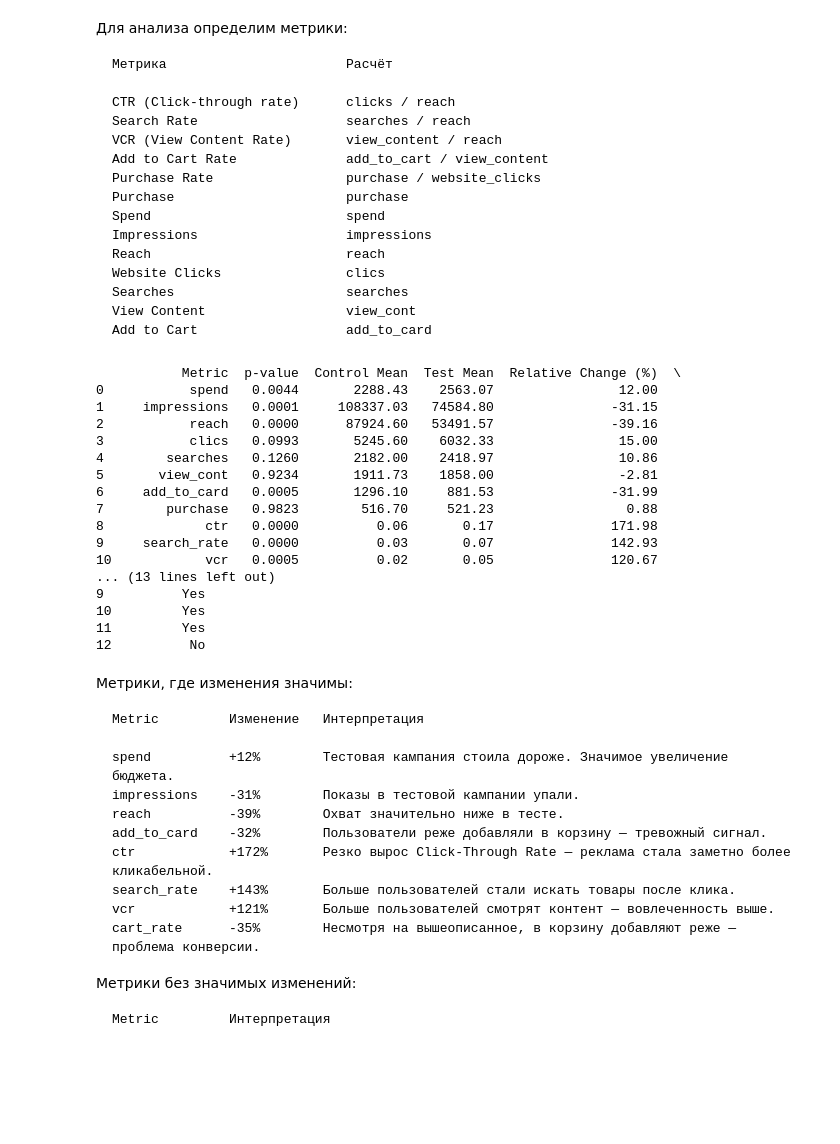
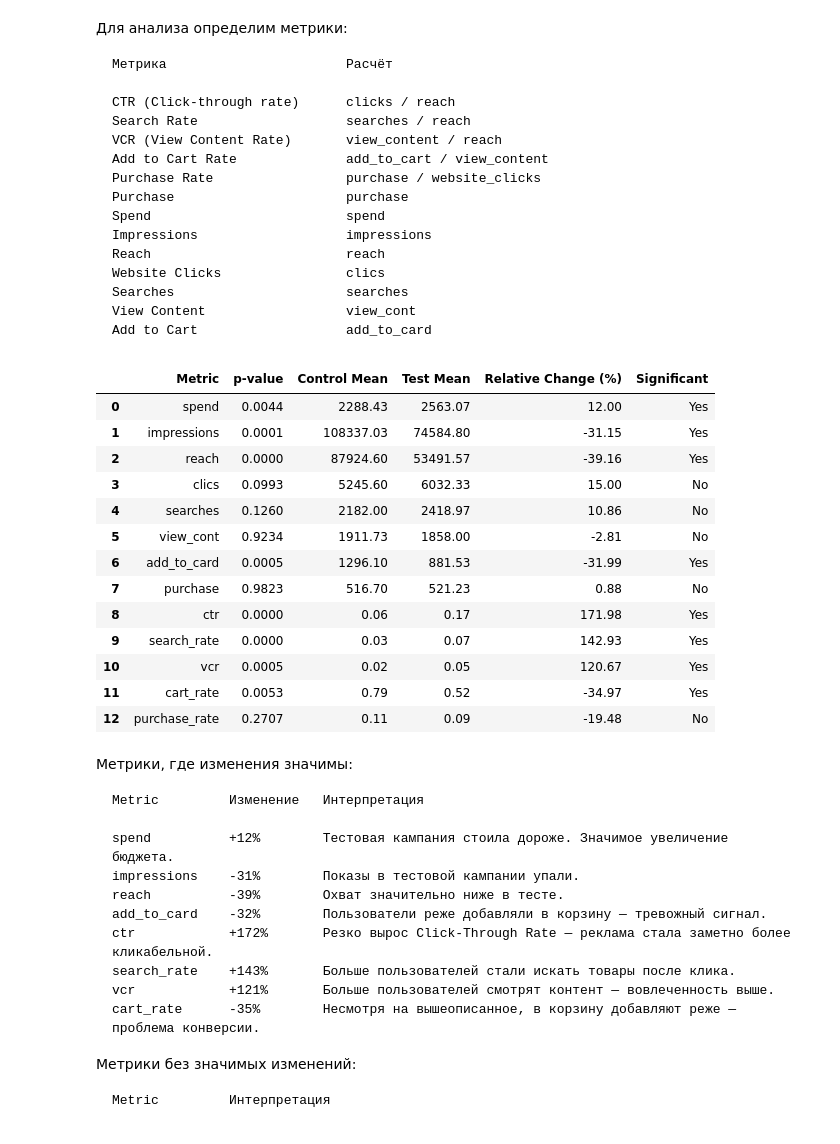
Before and after one commit to Lemekhova/Practicum, a Jupyter notebook: AB_Campaign/ab.ipynb, the cells around one changed output. Drawn from its saved outputs; the diff is of its cells as text; code cells hidden in the pictures; blank space fills up the shorter version.

````diff
--- a/AB_Campaign/ab.ipynb
+++ b/AB_Campaign/ab.ipynb
@@ -221,45 +221,42 @@ metrics = ['spend', 'impressions', 'reach', 'clics', 'searches','view_cont', 'ad
 # %%
 results = []
 
 for metric in metrics:
     control = df[df['name'] == 'Control Campaign'][metric].dropna()
     test = df[df['name'] == 'Test Campaign'][metric].dropna()
 
     stat, pval = mannwhitneyu(control, test, alternative='two-sided')
 
     mean_control = control.mean()
     mean_test = test.mean()
     rel_change = ((mean_test - mean_control) / mean_control) * 100
 
     results.append({
         'Metric': metric,
         'p-value': round(pval, 4),
         'Control Mean': round(mean_control, 2),
         'Test Mean': round(mean_test, 2),
         'Relative Change (%)': round(rel_change, 2),
         'Significant': 'Yes' if pval < 0.05 else 'No'
     })
 
 results_df = pd.DataFrame(results)
-print(results_df)
+results_df
 # %% [output]
-           Metric  p-value  Control Mean  Test Mean  Relative Change (%)  \
-0           spend   0.0044       2288.43    2563.07                12.00
-1     impressions   0.0001     108337.03   74584.80               -31.15
-2           reach   0.0000      87924.60   53491.57               -39.16
-3           clics   0.0993       5245.60    6032.33                15.00
-4        searches   0.1260       2182.00    2418.97                10.86
-5       view_cont   0.9234       1911.73    1858.00                -2.81
-6     add_to_card   0.0005       1296.10     881.53               -31.99
-7        purchase   0.9823        516.70     521.23                 0.88
-8             ctr   0.0000          0.06       0.17               171.98
-9     search_rate   0.0000          0.03       0.07               142.93
-10            vcr   0.0005          0.02       0.05               120.67
-... (13 lines left out)
-9          Yes
-10         Yes
-11         Yes
-12          No
+|  | Metric | p-value | Control Mean | Test Mean | Relative Change (%) | Significant |
+| 0 | spend | 0.0044 | 2288.43 | 2563.07 | 12.00 | Yes |
+| 1 | impressions | 0.0001 | 108337.03 | 74584.80 | -31.15 | Yes |
+| 2 | reach | 0.0000 | 87924.60 | 53491.57 | -39.16 | Yes |
+| 3 | clics | 0.0993 | 5245.60 | 6032.33 | 15.00 | No |
+| 4 | searches | 0.1260 | 2182.00 | 2418.97 | 10.86 | No |
+| 5 | view_cont | 0.9234 | 1911.73 | 1858.00 | -2.81 | No |
+| 6 | add_to_card | 0.0005 | 1296.10 | 881.53 | -31.99 | Yes |
+| 7 | purchase | 0.9823 | 516.70 | 521.23 | 0.88 | No |
+| 8 | ctr | 0.0000 | 0.06 | 0.17 | 171.98 | Yes |
+| 9 | search_rate | 0.0000 | 0.03 | 0.07 | 142.93 | Yes |
+| 10 | vcr | 0.0005 | 0.02 | 0.05 | 120.67 | Yes |
+| 11 | cart_rate | 0.0053 | 0.79 | 0.52 | -34.97 | Yes |
+| 12 | purchase_rate | 0.2707 | 0.11 | 0.09 | -19.48 | No |
 # %% [markdown]
 Метрики, где изменения значимы:
 ```
````
